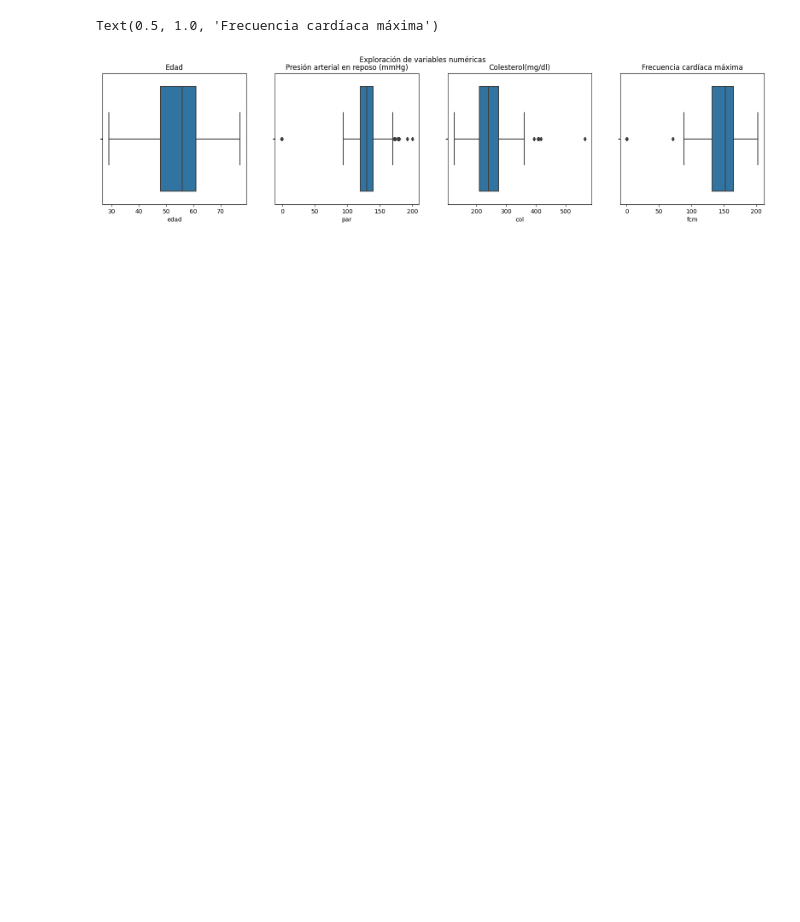
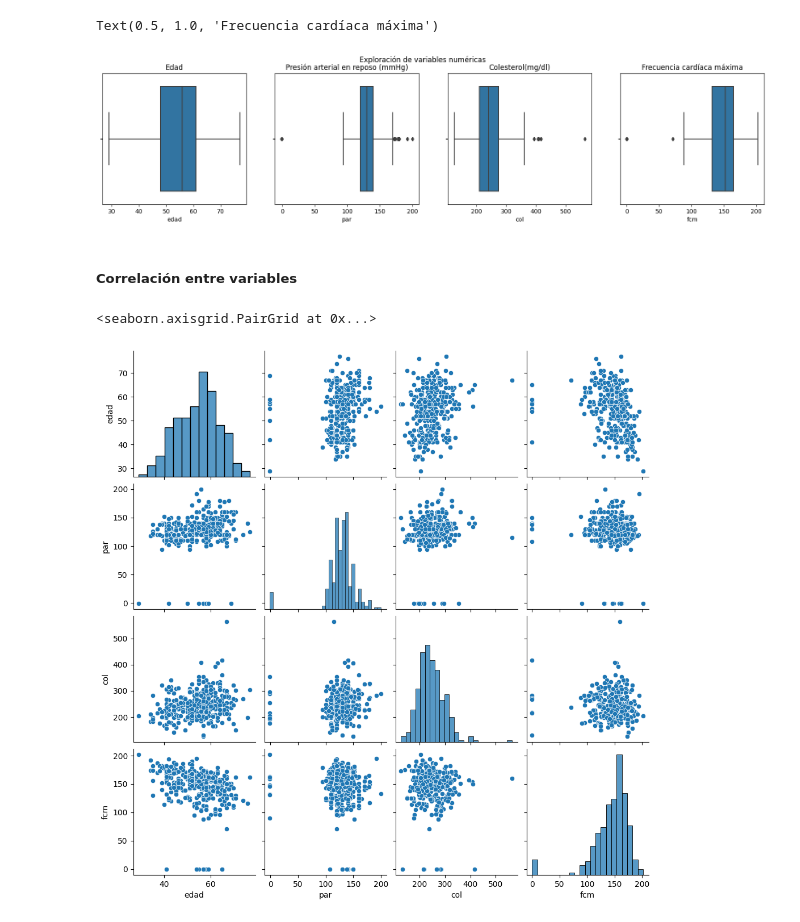
Before and after one commit to FedericoPacheco/tp2-cd, a Jupyter notebook: notebook.ipynb, the cells around one changed output. Saved outputs shown, nothing was run; the diff lists cells and outputs as text; code cells hidden in the pictures; blank space fills up the shorter version.

```diff
--- a/notebook.ipynb
+++ b/notebook.ipynb
@@ -41,3 +51,11 @@ ax3.set_title("Frecuencia cardíaca máxima")
 # %% [output]
 Text(0.5, 1.0, 'Frecuencia cardíaca máxima')
 [figure]
+# %% [markdown]
+##### Correlación entre variables
+# %%
+df_num = df[["edad", "par", "col", "fcm"]]
+sns.pairplot(df_num)
+# %% [output]
+<seaborn.axisgrid.PairGrid at 0x...>
+[figure, added]
```
Also changed, not shown: parts of 9 cells of this notebook.
